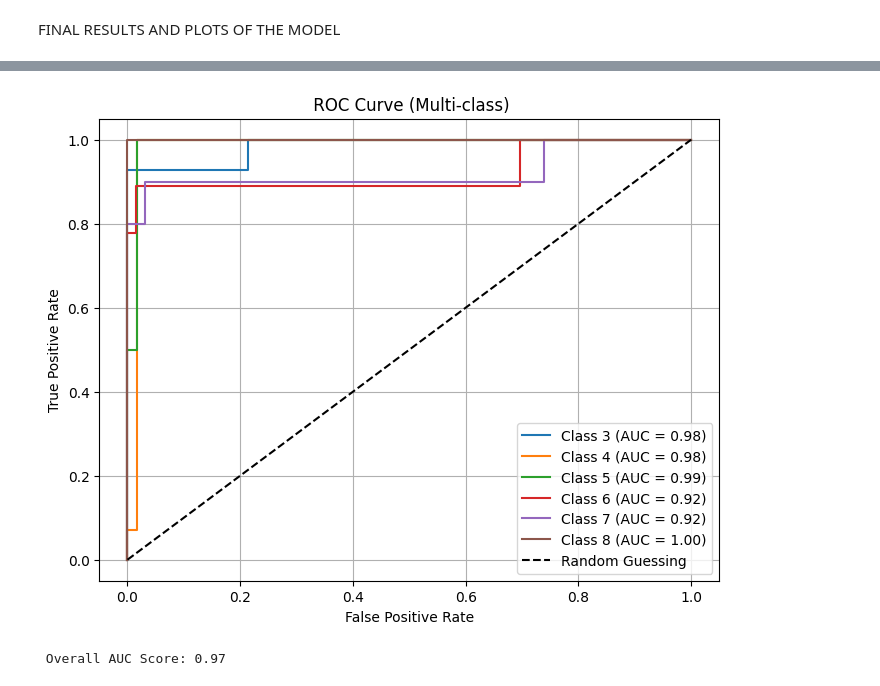
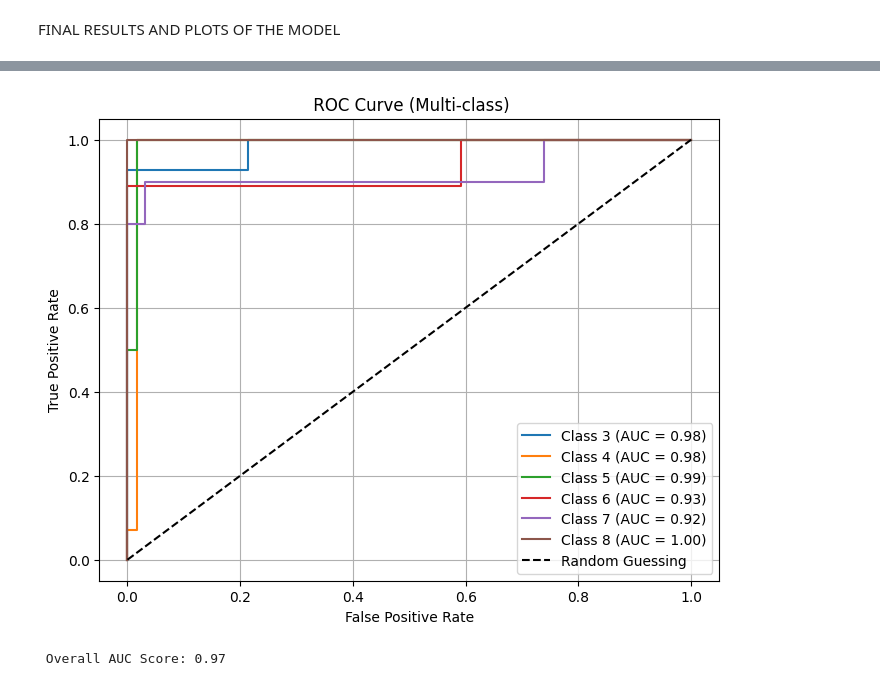
Before and after one commit to Sanmaria21/Final-Project, a Jupyter notebook: MODEL1.ipynb, the cells around one changed output, grey strips where cells are left out. Cells and saved outputs as stored; diff of their text form; code cells hidden in the pictures.

```diff
--- a/MODEL1.ipynb
+++ b/MODEL1.ipynb
@@ -271,12 +271,12 @@ for eta in eta_values:
         y_train_fold, y_val_fold = y_trainval.iloc[train_idx], y_trainval.iloc[val_idx]
 
         clf = SGDClassifier(loss='log_loss', learning_rate='constant', eta0=eta,
-                            max_iter=1, warm_start=True, random_state=40)
+                            max_iter=100, warm_start=True, random_state=40)
 
         clf.partial_fit(X_train_fold, y_train_fold, classes=np.unique(y))
         min_val_loss, no_improve = float("inf"), 0
 
-        for epoch in range(50):
+        for epoch in range(100):
             clf.partial_fit(X_train_fold, y_train_fold)
             y_val_prob = clf.predict_proba(X_val_fold)
             val_loss = log_loss(y_val_fold, y_val_prob)
@@ -286,6 +286,7 @@ for eta in eta_values:
                 no_improve = 0
             else:
                 no_improve += 1
+
             if no_improve >= 7:
                 break
 
@@ -324,12 +325,12 @@ for alpha in alpha_values:
         y_train_fold, y_val_fold = y_trainval.iloc[train_idx], y_trainval.iloc[val_idx]
 
         clf = SGDClassifier(loss='log_loss', learning_rate='constant', eta0=best_eta, alpha=alpha,
-                            max_iter=1, warm_start=True, random_state=40)
+                            max_iter=100, warm_start=True, random_state=40)
 
         clf.partial_fit(X_train_fold, y_train_fold, classes=np.unique(y))
         min_val_loss, no_improve = float("inf"), 0
 
-        for epoch in range(50):
+        for epoch in range(100):
             clf.partial_fit(X_train_fold, y_train_fold)
             y_val_prob = clf.predict_proba(X_val_fold)
             val_loss = log_loss(y_val_fold, y_val_prob)
@@ -373,13 +374,13 @@ for penalty in penalty_values:
         y_train_fold, y_val_fold = y_trainval.iloc[train_idx], y_trainval.iloc[val_idx]
 
         clf = SGDClassifier(loss='log_loss', learning_rate='constant', eta0=best_eta,
-                            alpha=best_alpha, penalty=penalty, max_iter=1,
+                            alpha=best_alpha, penalty=penalty, max_iter=100,
                             warm_start=True, random_state=40)
 
         clf.partial_fit(X_train_fold, y_train_fold, classes=np.unique(y))
         min_val_loss, no_improve = float("inf"), 0
 
-        for epoch in range(50):
+        for epoch in range(100):
             clf.partial_fit(X_train_fold, y_train_fold)
             y_val_prob = clf.predict_proba(X_val_fold)
             val_loss = log_loss(y_val_fold, y_val_prob)
@@ -411,10 +412,16 @@ Best penalty: l1 with Avg Val Loss: 0.4817
 # %%
 # Final Training with Early Stopping
+from sklearn.utils.class_weight import compute_class_weight
+
+classes = np.unique(y_trainval)
+weights = compute_class_weight(class_weight='balanced', classes=classes, y=y_trainval)
+class_weights = dict(zip(classes, weights))
+
 clf = SGDClassifier(loss='log_loss', learning_rate='constant', eta0=best_eta,
                     alpha=best_alpha, penalty=best_penalty,
-                    max_iter=1, warm_start=True, random_state=40)
+                    max_iter=100, class_weight=class_weights,  warm_start=True, random_state=40)
 
-clf.partial_fit(X_trainval_scaled, y_trainval, classes=np.unique(y))
+clf.partial_fit(X_trainval_scaled, y_trainval, classes=classes)
 
 train_loss, test_loss = [], []
 train_acc, test_acc = [], []
@@ -530,29 +537,29 @@ weighted avg       0.94      0.93      0.93        75
 # %%
 # ROC CURVE
 
 # Binarize output for multi-class ROC
-y_test_bin = label_binarize(y_test, classes=np.unique(y))
+y_test_bin = label_binarize(y_test, classes=classes)
 y_prob_bin = y_prob
 n_classes = y_test_bin.shape[1]
 
 # Plot ROC curve for each class
 plt.figure(figsize=(8, 6))
 for i in range(n_classes):
     fpr, tpr, _ = roc_curve(y_test_bin[:, i], y_prob_bin[:, i])
     roc_auc = auc(fpr, tpr)
     plt.plot(fpr, tpr, label=f"Class {np.unique(y)[i]} (AUC = {roc_auc:.2f})")
 
 plt.plot([0, 1], [0, 1], 'k--', label='Random Guessing')
 plt.title(' ROC Curve (Multi-class)')
 plt.xlabel('False Positive Rate')
 plt.ylabel('True Positive Rate')
 plt.legend(loc='lower right')
 plt.grid(True)
 plt.show()
 
 # Overall AUC Score
 overall_auc = roc_auc_score(y_test_bin, y_prob_bin, multi_class='ovr')
 print(f" Overall AUC Score: {overall_auc:.2f}")
 # %% [output]
-[figure, old version]
+[figure, new version]
  Overall AUC Score: 0.97
```
Also changed, not shown: parts of 8 cells of this notebook.
